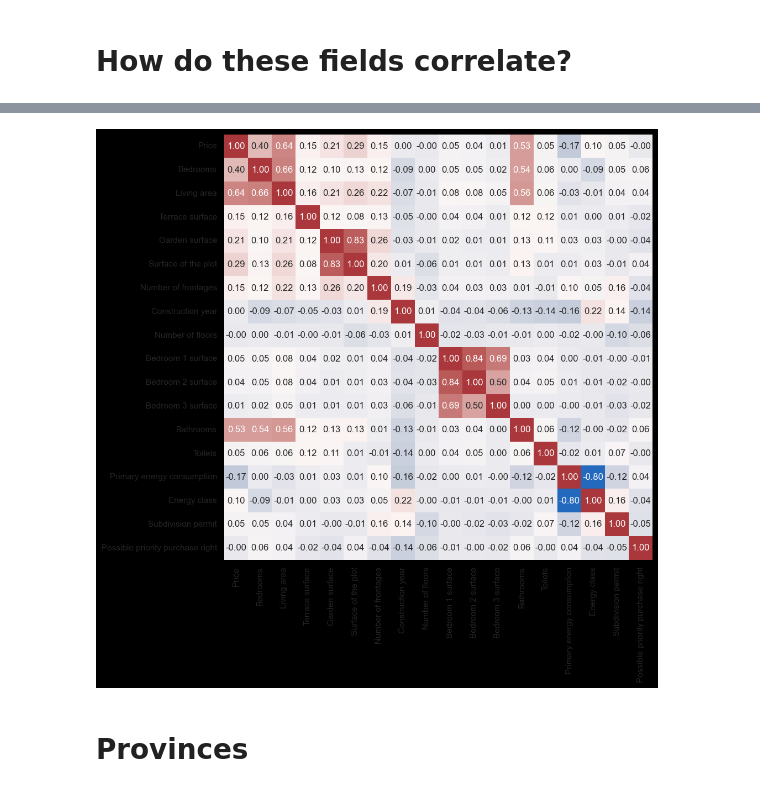
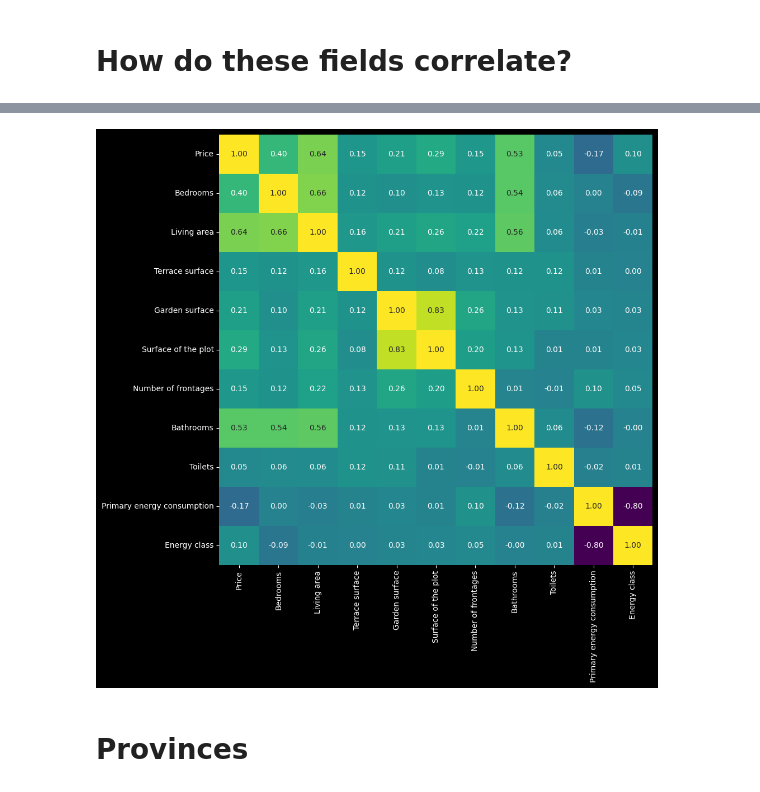
Before and after one commit to Huraqan/immo-eliza-scraping-oracle-estate, a Jupyter notebook: oracle-estate-report.ipynb, the cells around one changed output, grey strips where cells are left out. Drawn from its saved outputs; the diff is of its cells as text; code cells hidden in the pictures.

```diff
--- a/oracle-estate-report.ipynb
+++ b/oracle-estate-report.ipynb
@@ -133,7 +141,13 @@ data
 numerical_cols : list = data.select_dtypes(include=["float", "int"]).columns
 numerical_data = pd.DataFrame()
 numerical_data[numerical_cols] = data[numerical_cols]
-numerical_data.drop(columns=["Kitchen type", "Furnished", "Fireplace"], inplace=True)
+numerical_data.drop(columns=[
+    "Kitchen type",
+    "Furnished", "Fireplace", "Bedroom 1 surface",
+    "Bedroom 2 surface", "Bedroom 3 surface",
+    "Subdivision permit", "Possible priority purchase right",
+    "Number of floors", "Construction year"
+    ], inplace=True)
 print(f"Numerical fields only: {numerical_data.shape}\n")
 print(numerical_data.dtypes)
 # %% [output]
@@ -239,8 +244,8 @@ sns.pairplot(numerical_data_IQR)
 # %% [markdown]
 # How do these fields correlate?
 # %%
-
+plt.style.use("dark_background")
 plt.figure(figsize=(10, 10))
-sns.heatmap(numerical_data.corr(), annot=True, cbar=False, cmap="vlag", fmt=".2f")
+sns.heatmap(numerical_data.corr(), annot=True, cbar=False, cmap="viridis", fmt=".2f")
 plt.show()
 # %% [output]
@@ -248,17 +253,17 @@ plt.show()
 # %%
-sns.set_theme(style="darkgrid")
+plt.style.use("dark_background")
 
-plt.figure(figsize=(10, 10), facecolor="black")
-map = sns.heatmap(numerical_data_IQR.corr(), annot=True, cbar=False, cmap="vlag", fmt=".2f")
+plt.figure(figsize=(10, 10))
+map = sns.heatmap(numerical_data_IQR.corr(), annot=True, cbar=False, cmap="viridis", fmt=".2f")
 
 
 # cbar = map.collections[0].colorbar
 # cbar.set_label('Correlation', color='blue')  # Change 'blue' to any other color you prefer
 # cbar.ax.yaxis.set_tick_params(color='red')
 
 plt.show()
 # %% [output]
-[figure, old version]
+[figure, new version]
 # %% [markdown]
 # Provinces
 # %%
```
Also changed, not shown: parts of 7 cells of this notebook.
